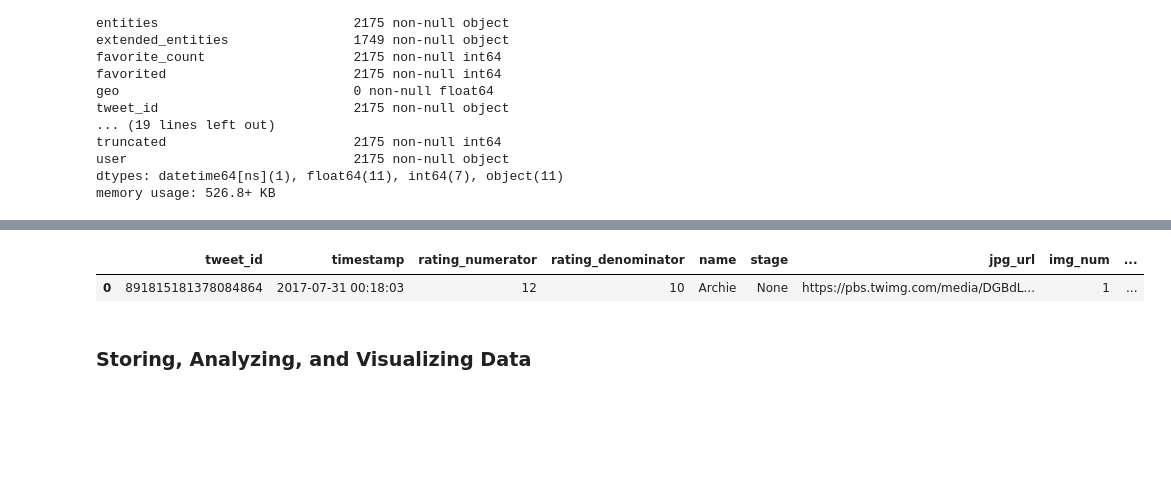
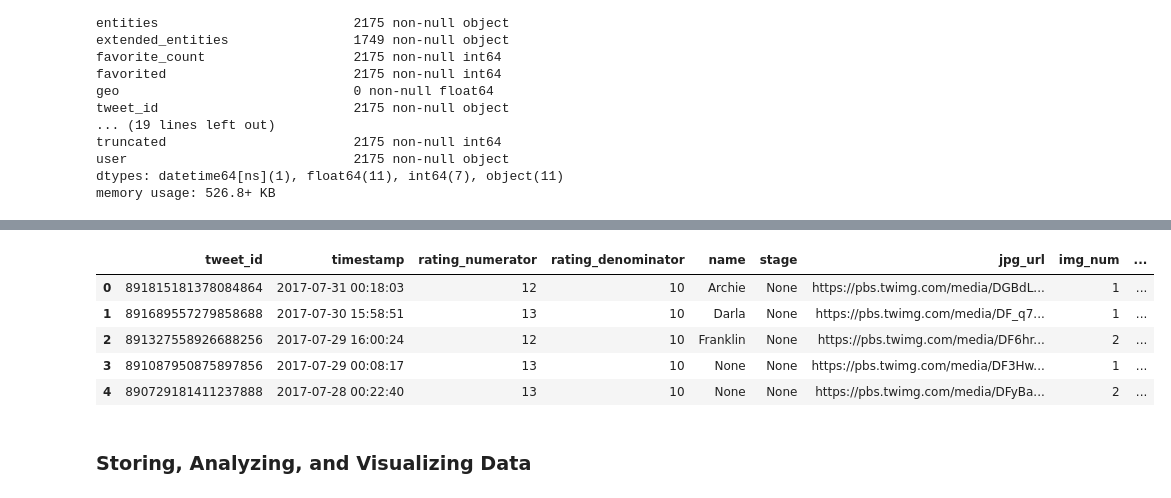
Before and after one commit to geoniju/PythonLearning, a Jupyter notebook: wrangle_act.ipynb, the cells around one changed output, grey strips where cells are left out. Drawn from its saved outputs; the diff is of its cells as text; code cells hidden in the pictures; blank space fills up the shorter version.

```diff
--- a/wrangle_act.ipynb
+++ b/wrangle_act.ipynb
@@ -201,0 +201,12 @@ df_clean.drop(df_clean[df_clean['retweeted_status_id'].isnull()==False].index,in
+# %%
+#combining unnecessary columns into one column
+df_clean['stage'] = df[['doggo', 'floofer','pupper','puppo']].apply(lambda x: ''.join(x), axis=1)
+
+df_clean['stage'].replace("NoneNoneNoneNone","None ", inplace=True)
+df_clean['stage'].replace("doggoNoneNoneNone","doggo", inplace=True)
+df_clean['stage'].replace("NoneflooferNoneNone","floofer", inplace=True)
+df_clean['stage'].replace("NoneNonepupperNone","pupper", inplace=True)
+df_clean['stage'].replace("NoneNoneNonepuppo","puppo", inplace=True)
+df_clean['stage'].replace("doggoNonepupperNone","None", inplace=True)
+df_clean['stage'].replace("doggoNoneNonepuppo","None", inplace=True)
+df_clean['stage'].replace("doggoflooferNoneNone","None", inplace=True)
@@ -234,11 +295,0 @@ df_clean.head()
-# %%
-df_clean['stage'] = df[['doggo', 'floofer','pupper','puppo']].apply(lambda x: ''.join(x), axis=1)
-
-df_clean['stage'].replace("NoneNoneNoneNone","None ", inplace=True)
-df_clean['stage'].replace("doggoNoneNoneNone","doggo", inplace=True)
-df_clean['stage'].replace("NoneflooferNoneNone","floofer", inplace=True)
-df_clean['stage'].replace("NoneNonepupperNone","pupper", inplace=True)
-df_clean['stage'].replace("NoneNoneNonepuppo","puppo", inplace=True)
-df_clean['stage'].replace("doggoNonepupperNone","floofer", inplace=True)
-df_clean['stage'].replace("doggoNoneNonepuppo","pupper", inplace=True)
-df_clean['stage'].replace("doggoflooferNoneNone","puppo", inplace=True)
@@ -537,9 +506,13 @@ df_combined = pd.merge(df_clean, df_predictions_clean,on='tweet_id', how='inner'
 
 df_combined = pd.merge(df_combined, df_tweet_clean,on='tweet_id', how='inner')
 # %%
-df_combined.head(1)
+df_combined.head(5)
 # %% [output]
 |  | tweet_id | timestamp | rating_numerator | rating_denominator | name | stage | jpg_url | img_num | ... |
 | 0 | 891815181378084864 | 2017-07-31 00:18:03 | 12 | 10 | Archie | None | https://pbs.twimg.com/media/DGBdL... | 1 | ... |
+| 1 | 891689557279858688 | 2017-07-30 15:58:51 | 13 | 10 | Darla | None | https://pbs.twimg.com/media/DF_q7... | 1 | ... |
+| 2 | 891327558926688256 | 2017-07-29 16:00:24 | 12 | 10 | Franklin | None | https://pbs.twimg.com/media/DF6hr... | 2 | ... |
+| 3 | 891087950875897856 | 2017-07-29 00:08:17 | 13 | 10 | None | None | https://pbs.twimg.com/media/DF3Hw... | 1 | ... |
+| 4 | 890729181411237888 | 2017-07-28 00:22:40 | 13 | 10 | None | None | https://pbs.twimg.com/media/DFyBa... | 2 | ... |
 # %% [markdown]
 ### Storing, Analyzing, and Visualizing Data
```
Also changed, not shown: parts of 86 cells of this notebook, 9 other files.
